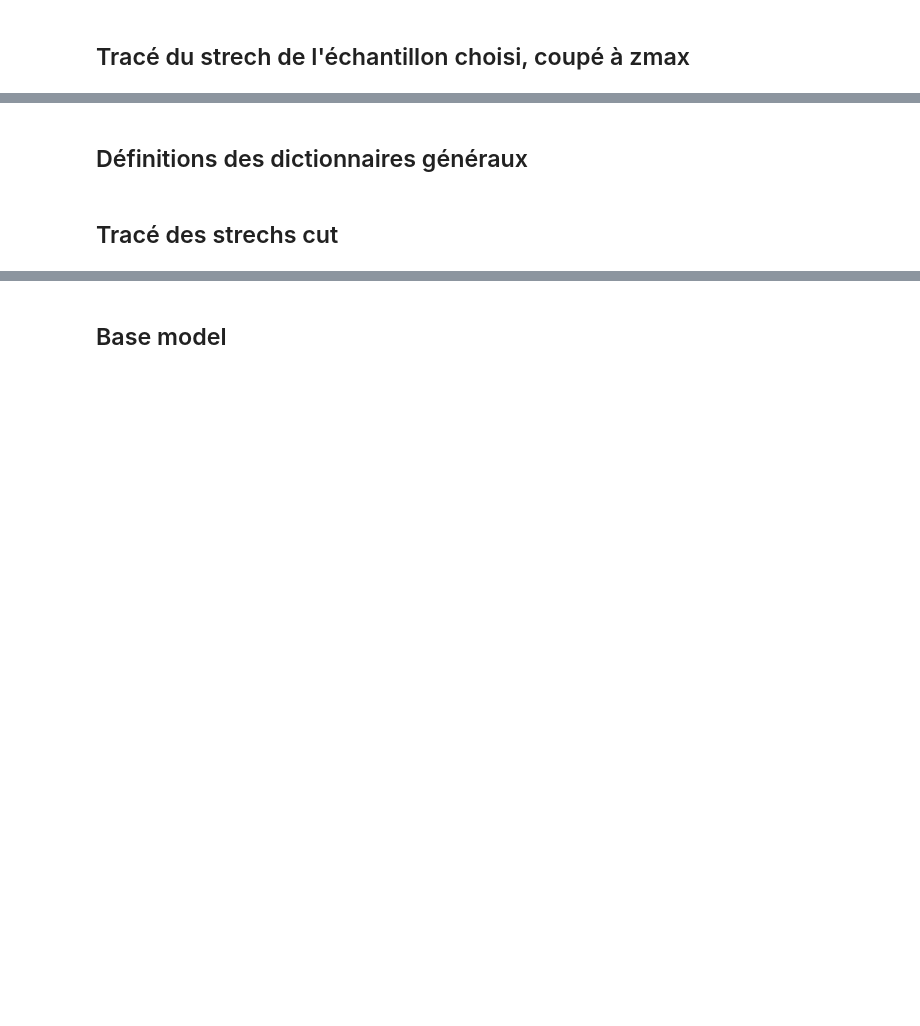
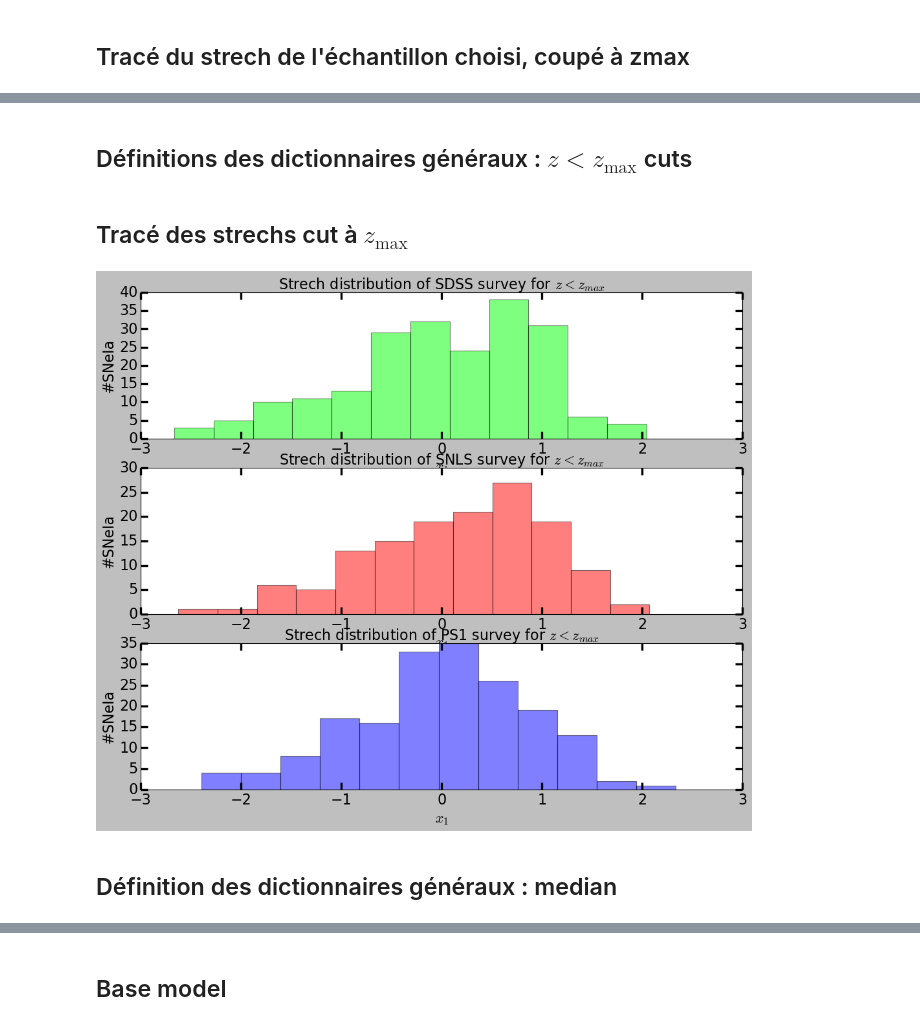
Before and after one commit to Nora-n/variaIa, a Jupyter notebook: notebooks/ModeFits.ipynb, the cells around one changed output, grey strips where cells are left out. Saved outputs shown, nothing was run; the diff lists cells and outputs as text; code cells hidden in the pictures; blank space fills up the shorter version.

```diff
--- a/notebooks/ModeFits.ipynb
+++ b/notebooks/ModeFits.ipynb
@@ -106,2 +101,42 @@ plt.show()
+# %% [markdown]
+## Définitions des dictionnaires généraux : $z < z_{\text{max}}$ cuts
+# %%
+zmax = {'SDSS': 0.22,
+        'SNLS': 0.70,
+        'PS1': 0.33,
+        'HST': 1.2}
+
+zmax_cuts = dict()
+z_zcuts = dict()
+x1_zcuts = dict()
+
+for survey in surveys:
+    zmax_cuts[survey] = np.where(surv[survey].zCMB.values < zmax[survey])
+    z_zcuts[survey] = surv[survey].zCMB.values[zmax_cuts[survey]]
+    x1_zcuts[survey] = surv[survey].x1.values[zmax_cuts[survey]]
+# %% [markdown]
+## Tracé des strechs cut à $z_{\text{max}}$
+# %%
+plt.figure(figsize = [15,12])
+
+for i in range(len(surveys[:-1])):
+    plt.subplot(3, 1, i+1)
+    plt.hist(x1_zcuts[surveys[i]], bins = nb_x.value, color = colors[surveys[i]], alpha = .5)
+
+    ax = plt.gca()
+    ax.tick_params(axis = 'both',
+                   direction = 'in',
+                   length = 10, width = 3,
+                   labelsize = 20,
+                   which = 'both',
+                   top = True, right = True)
+    plt.xlabel('$x_1$', fontsize = 20)
+    plt.ylabel('#SNeIa', fontsize = 20)
+
+    plt.title('Strech distribution of ' + surveys[i] + ' survey for $z < z_{max}$', fontsize = 20)
+
+plt.show()
+# %% [output]
+[figure, added]
 # %% [markdown]
-## Définitions des dictionnaires généraux
+## Définition des dictionnaires généraux : median
@@ -133,2 +142,0 @@ z_med = {'SDSS': np.median(z_cuts['SDSS']),
-# %% [markdown]
-## Tracé des strechs cut
```
Also changed, not shown: parts of 11 cells of this notebook.
